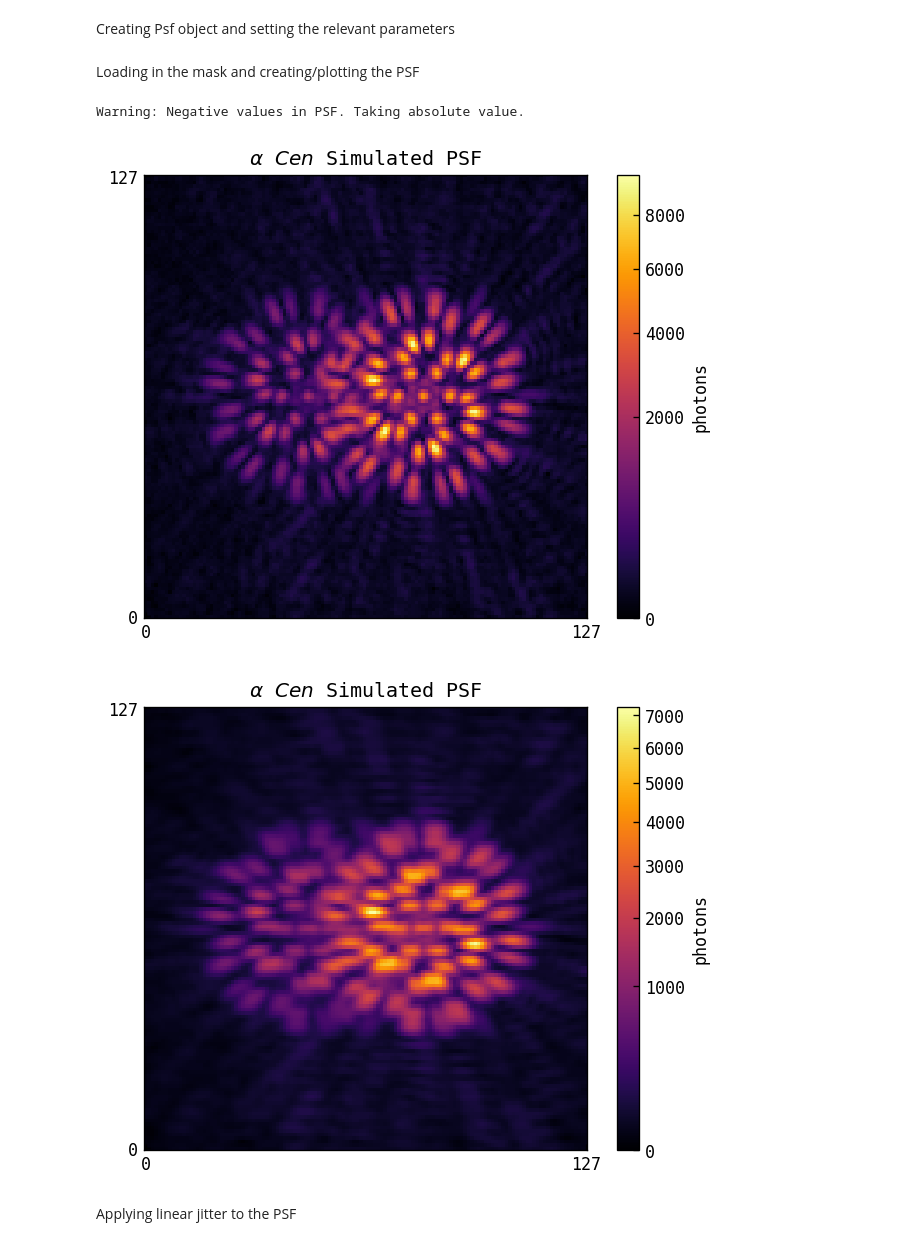
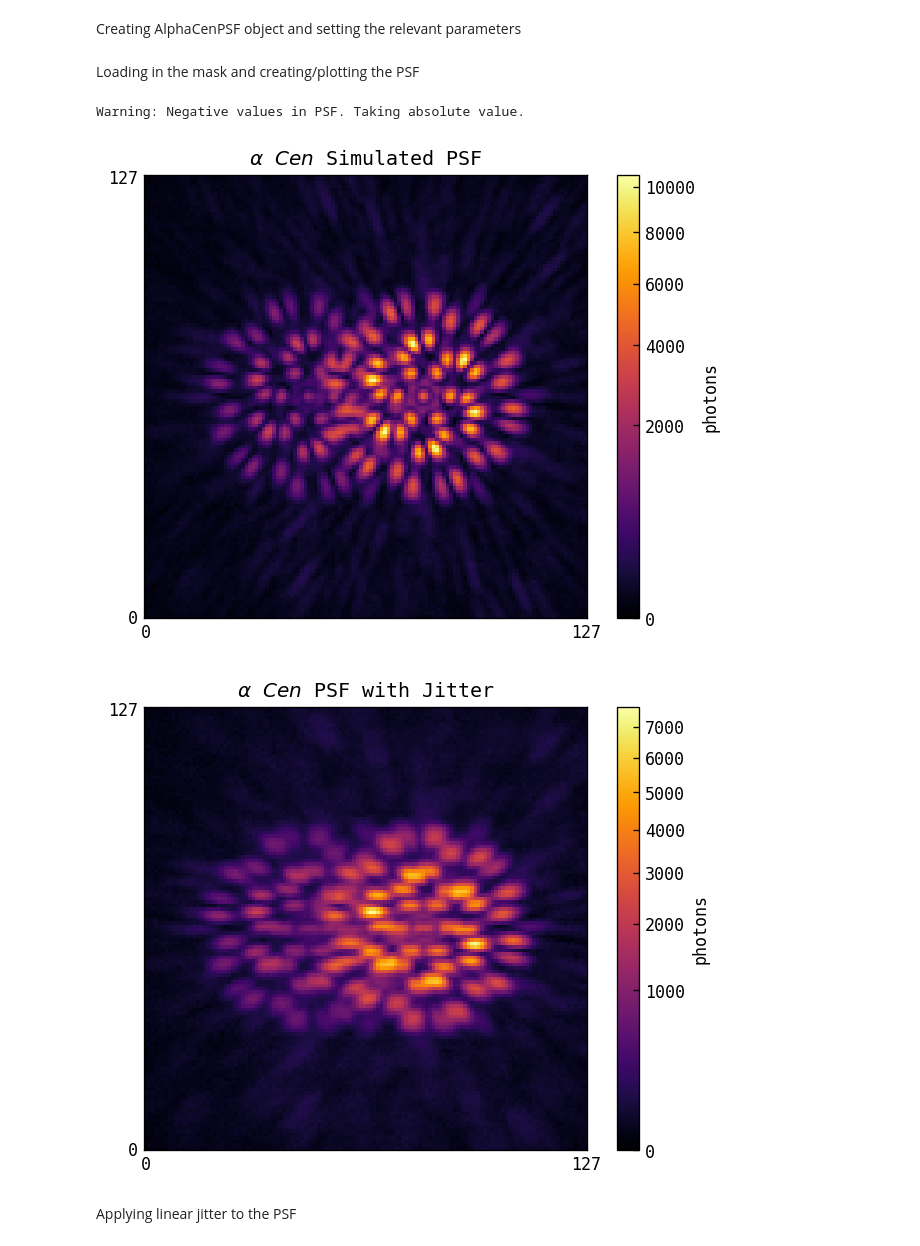
Before and after one commit to maxecharles/toliman-phd, a Jupyter notebook: main.ipynb, the cells around one changed output. Cells and saved outputs as stored; diff of their text form; code cells hidden in the pictures.

```diff
--- a/main.ipynb
+++ b/main.ipynb
@@ -23,7 +22,7 @@ dLux: Jax is running in 32-bit, to enable 64-bit visit: https://jax.readthedocs.
 # %% [markdown]
-Creating Psf object and setting the relevant parameters
+Creating AlphaCenPSF object and setting the relevant parameters
 # %%
-obj = alphacen.Psf(seed=0)
+obj = ac.AlphaCenPSF(mask_dir='data/test_mask.npy', n_wavels=10)
 obj.pa = 90  # position angle in degrees
 obj.sep = 10  # binary separation in arcseconds
 obj.flux = 6.152e7 / 10 / 2  # AVERAGE flux of the two stars per frame
@@ -31,20 +30,20 @@ contrast = 3.372873  # flux contrast from V band magnitudes
 # %% [markdown]
 Loading in the mask and creating/plotting the PSF
 # %%
-mask = obj.LoadMask('data/test_mask.npy')
-optics, source = obj.GetInstrument(mask)
+optics, source = obj.GetInstrument()
 idealPSF = optics.model(source)
-PSF = obj.AddNoise(idealPSF)
+PSF = ac.add_noise_to_psf(idealPSF)
 utils.PlotSqrtPSF(PSF, title=r'$\alpha$ $Cen$ Simulated PSF')
 # %% [output]
 Warning: Negative values in PSF. Taking absolute value.
-[figure, old version]
+[figure, new version]
 # %%
-jitfunc = alphacen.GetJitterFunc(optics, source)
+jitfunc = ac.get_jitter_func(optics, source)
 jitPSF = jitfunc(rad=5)
-utils.PlotSqrtPSF(jitPSF, title=r'$\alpha$ $Cen$ Simulated PSF')
+noisePSF = ac.add_noise_to_psf(jitPSF)
+utils.PlotSqrtPSF(noisePSF, title=r'$\alpha$ $Cen$ PSF with Jitter')
 # %% [output]
-[figure, old version]
+[figure, new version]
 # %% [markdown]
 Applying linear jitter to the PSF
 # %%
```
Also changed, not shown: parts of 1 cell of this notebook.
